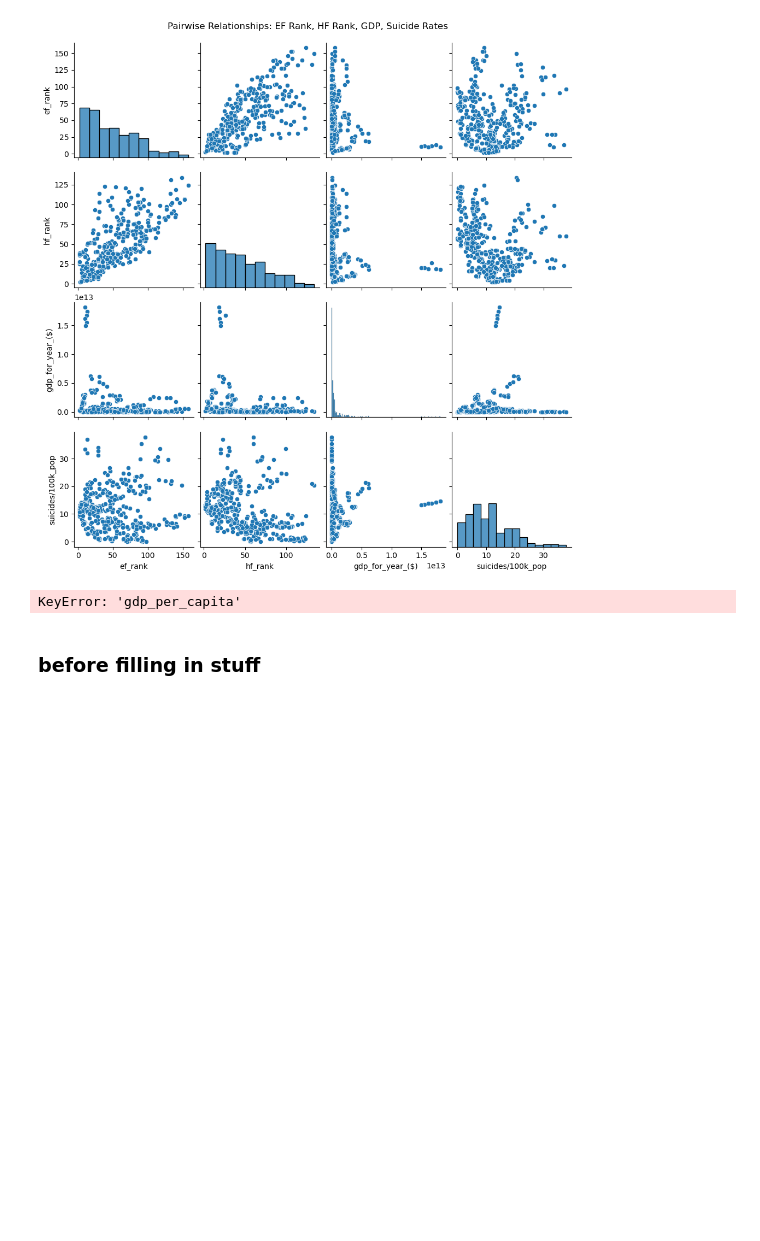
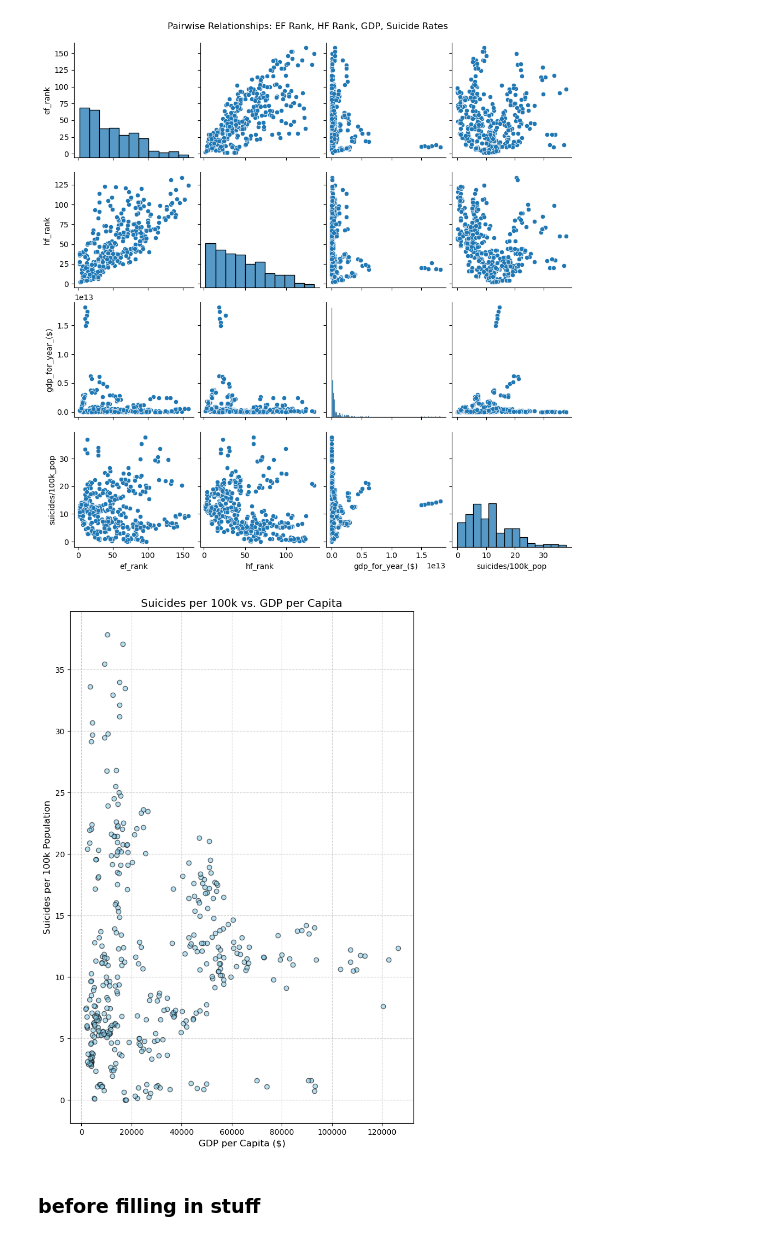
Before and after one commit to miamelaniemoor/human-freedom-and-suicide, a Jupyter notebook: Untitled.ipynb, the cells around one changed output. Saved outputs shown, nothing was run; the diff lists cells and outputs as text; code cells hidden in the pictures; blank space fills up the shorter version.

```diff
--- a/Untitled.ipynb
+++ b/Untitled.ipynb
@@ -1000,26 +1000,30 @@ plt.show()
 # %%
 import matplotlib.pyplot as plt
 
+# Calculate GDP per capita if it doesn't exist in the dataset
+if 'gdp_per_capita_($)' not in merged_data.columns:
+    merged_data['gdp_per_capita_($)'] = merged_data['gdp_for_year_($)'] / merged_data['population']
+
 # Extract GDP and suicide rate data
-gdp = merged_data['gdp_per_capita']  # Replace with the correct column name for GDP
-suicide_rates = merged_data['suicides/100k_pop']  # Replace with the correct column name for suicides
+gdp = merged_data['gdp_per_capita_($)']  # Correct column name for dynamically calculated GDP
+suicide_rates = merged_data['suicides/100k_pop']  # Column for suicides per 100k population
 
 # Create a vertical scatter plot
 plt.figure(figsize=(8, 12))
 plt.scatter(gdp, suicide_rates, alpha=0.6, color='skyblue', edgecolors='black')
 
 # Add labels and title
 plt.title('Suicides per 100k vs. GDP per Capita', fontsize=14)
 plt.xlabel('GDP per Capita ($)', fontsize=12)
 plt.ylabel('Suicides per 100k Population', fontsize=12)
 
 # Add grid for better readability
 plt.grid(True, linestyle='--', alpha=0.6)
 
 # Show the plot
 plt.show()
 # %% [output]
-KeyError: 'gdp_per_capita'
+[figure, added]
 # %% [markdown]
 ### before filling in stuff
 # %%
```
